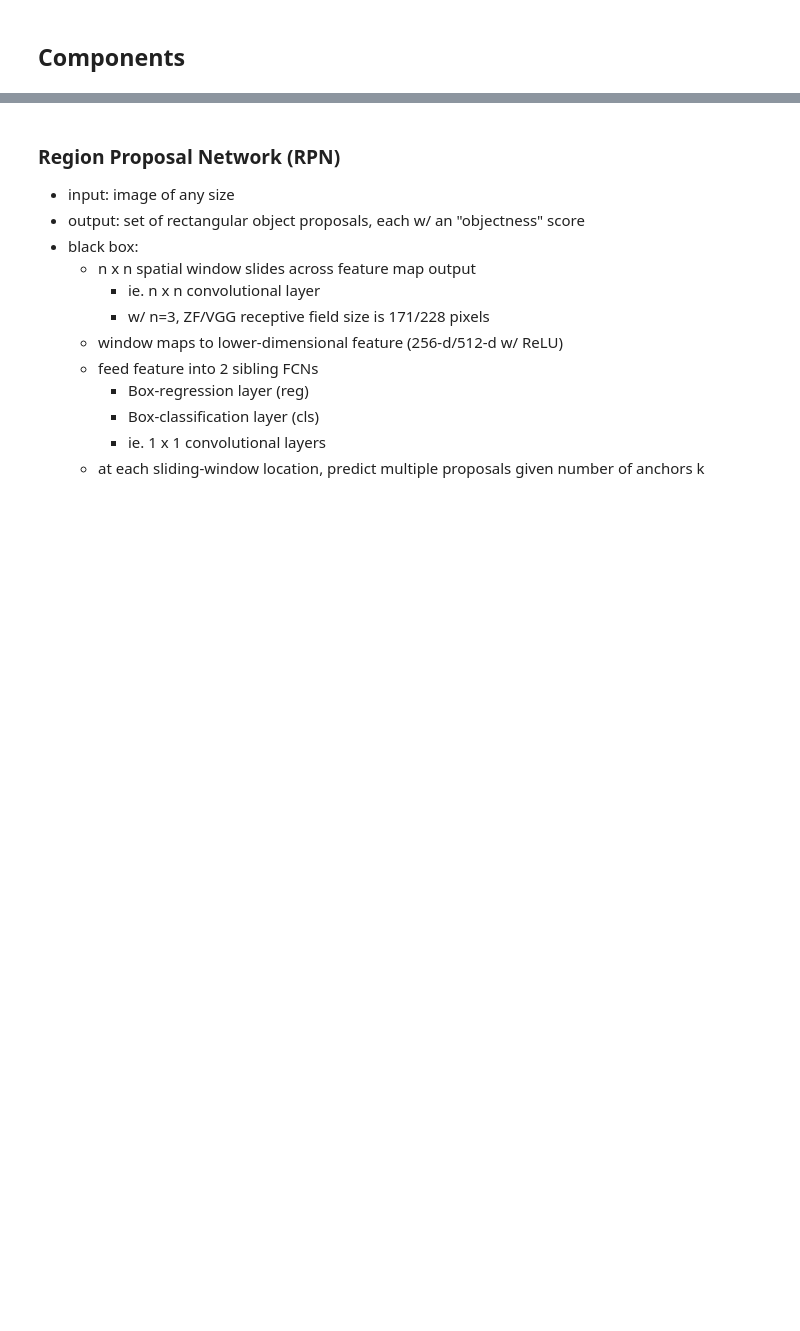
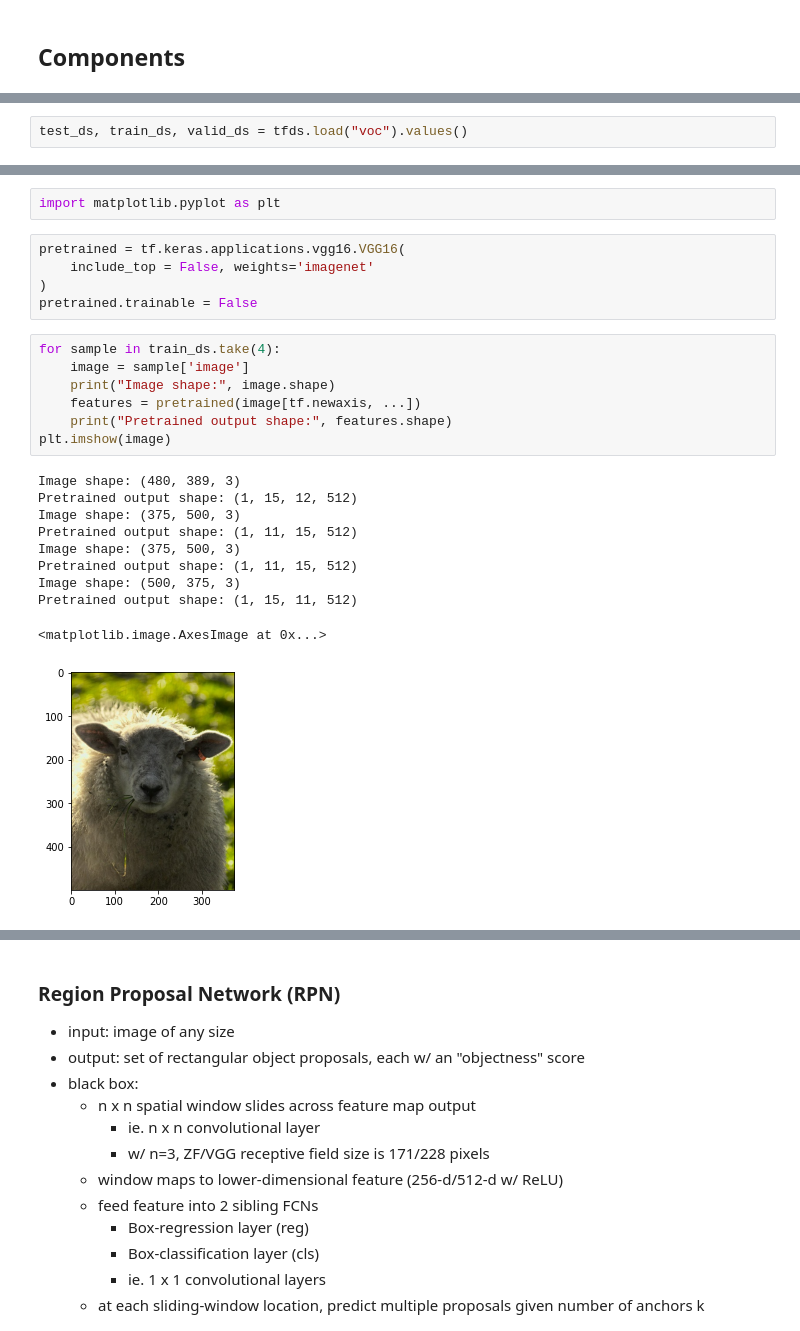
Before and after one commit to stanfidb/models, a Jupyter notebook: FasterRCNN.ipynb, the cells around one changed output, grey strips where cells are left out. Cells and saved outputs as stored; diff of their text form; blank space fills up the shorter version.

```diff
--- a/FasterRCNN.ipynb
+++ b/FasterRCNN.ipynb
@@ -23,0 +36,2 @@
+# %%
+test_ds, train_ds, valid_ds = tfds.load("voc").values()
@@ -23,0 +57,25 @@
+# %%
+import matplotlib.pyplot as plt
+# %%
+pretrained = tf.keras.applications.vgg16.VGG16(
+    include_top = False, weights='imagenet'
+)
+pretrained.trainable = False
+# %%
+for sample in train_ds.take(4):
+    image = sample['image']
+    print("Image shape:", image.shape)
+    features = pretrained(image[tf.newaxis, ...])
+    print("Pretrained output shape:", features.shape)
+plt.imshow(image)
+# %% [output]
+Image shape: (480, 389, 3)
+Pretrained output shape: (1, 15, 12, 512)
+Image shape: (375, 500, 3)
+Pretrained output shape: (1, 11, 15, 512)
+Image shape: (375, 500, 3)
+Pretrained output shape: (1, 11, 15, 512)
+Image shape: (500, 375, 3)
+Pretrained output shape: (1, 15, 11, 512)
+<matplotlib.image.AxesImage at 0x...>
+[figure, added]
```
Also changed, not shown: parts of 16 cells of this notebook.
